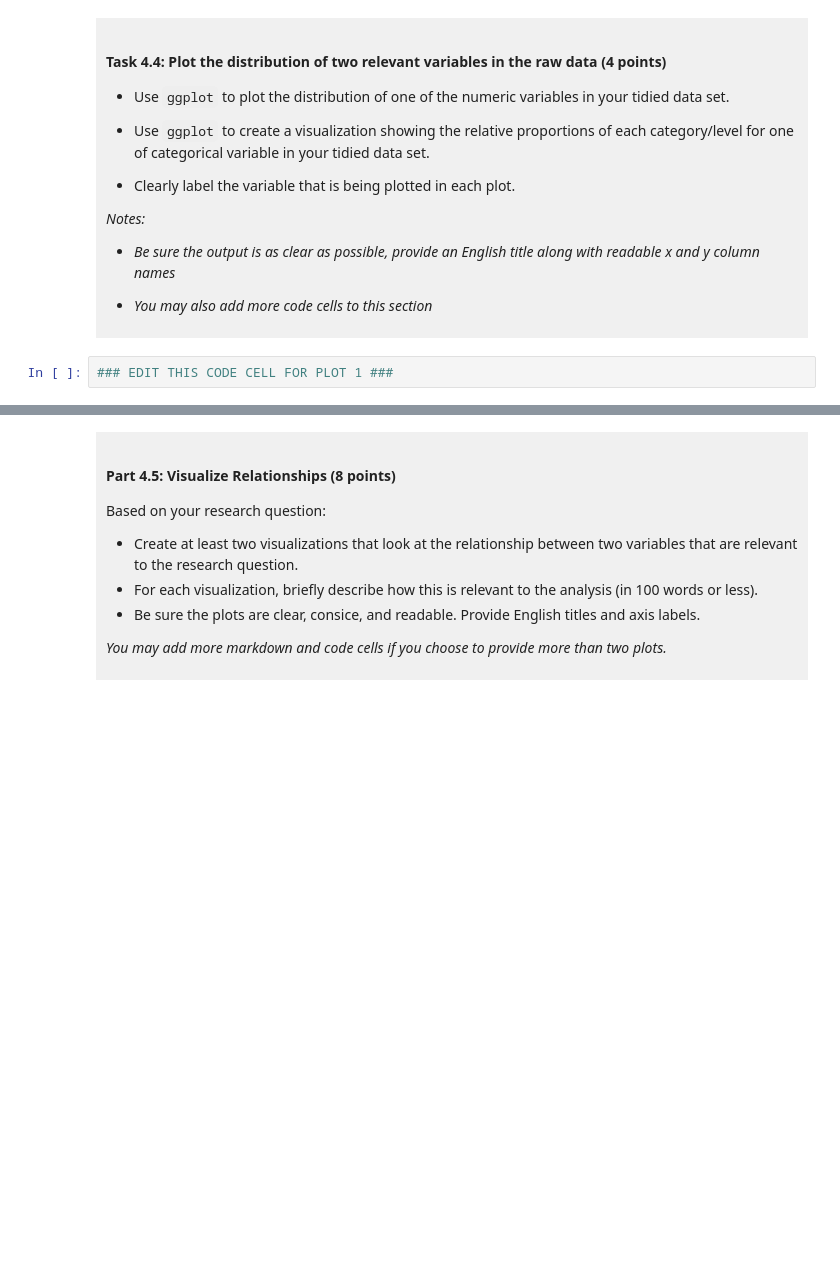
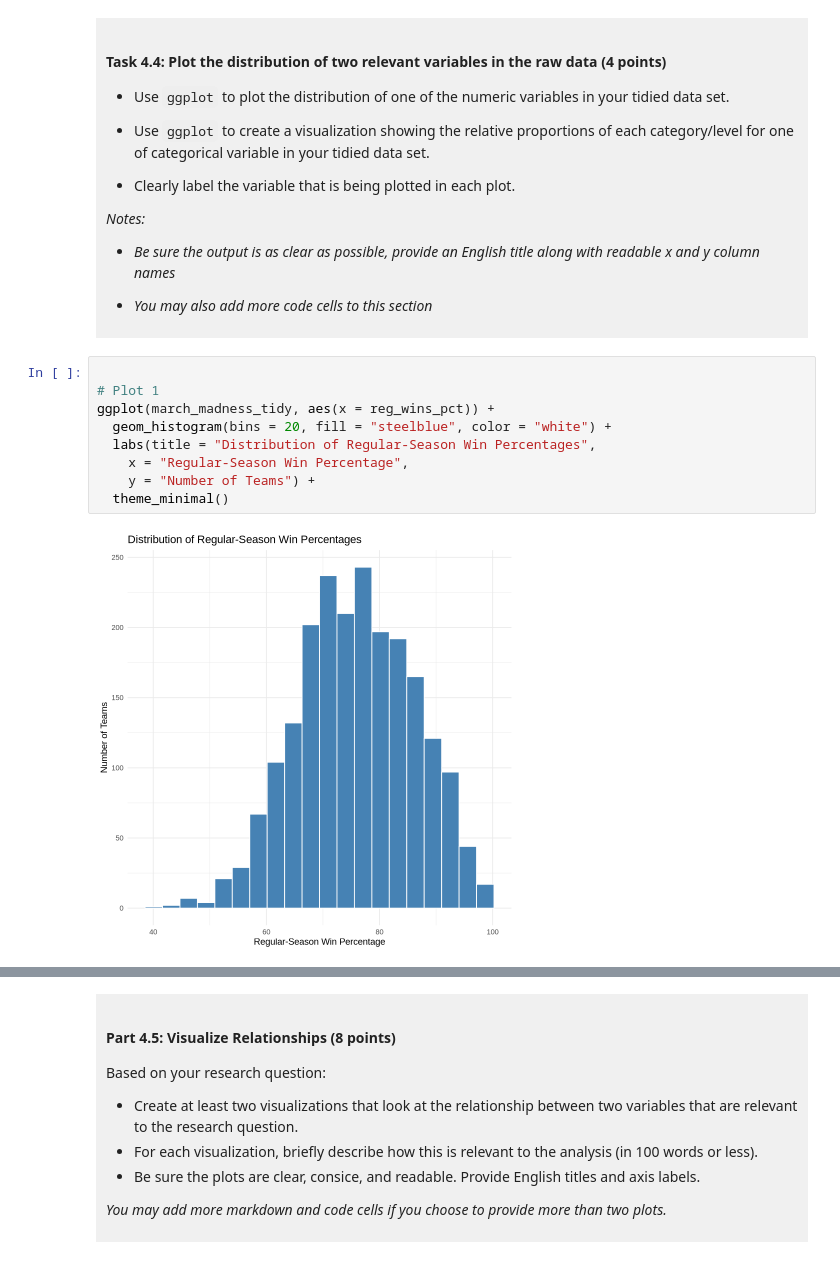
Before and after one commit to mjanzen829/dsci-100-project-mia-janzen, a Jupyter notebook: dsci-100-project-notebook.ipynb, the cells around one changed output, grey strips where cells are left out. Drawn from its saved outputs; the diff is of its cells as text; blank space fills up the shorter version.

```diff
--- a/dsci-100-project-notebook.ipynb
+++ b/dsci-100-project-notebook.ipynb
@@ -297,5 +376,14 @@ You will refine your research question (if needed) and produce a tidy data set.
 
 </div>
 # %%
-### EDIT THIS CODE CELL FOR PLOT 1 ###
+
+# Plot 1
+ggplot(march_madness_tidy, aes(x = reg_wins_pct)) +
+  geom_histogram(bins = 20, fill = "steelblue", color = "white") +
+  labs(title = "Distribution of Regular-Season Win Percentages",
+    x = "Regular-Season Win Percentage",
+    y = "Number of Teams") +
+  theme_minimal()
+# %% [output]
+[figure, added]
 # %%
```
Also changed, not shown: parts of 13 cells of this notebook.
